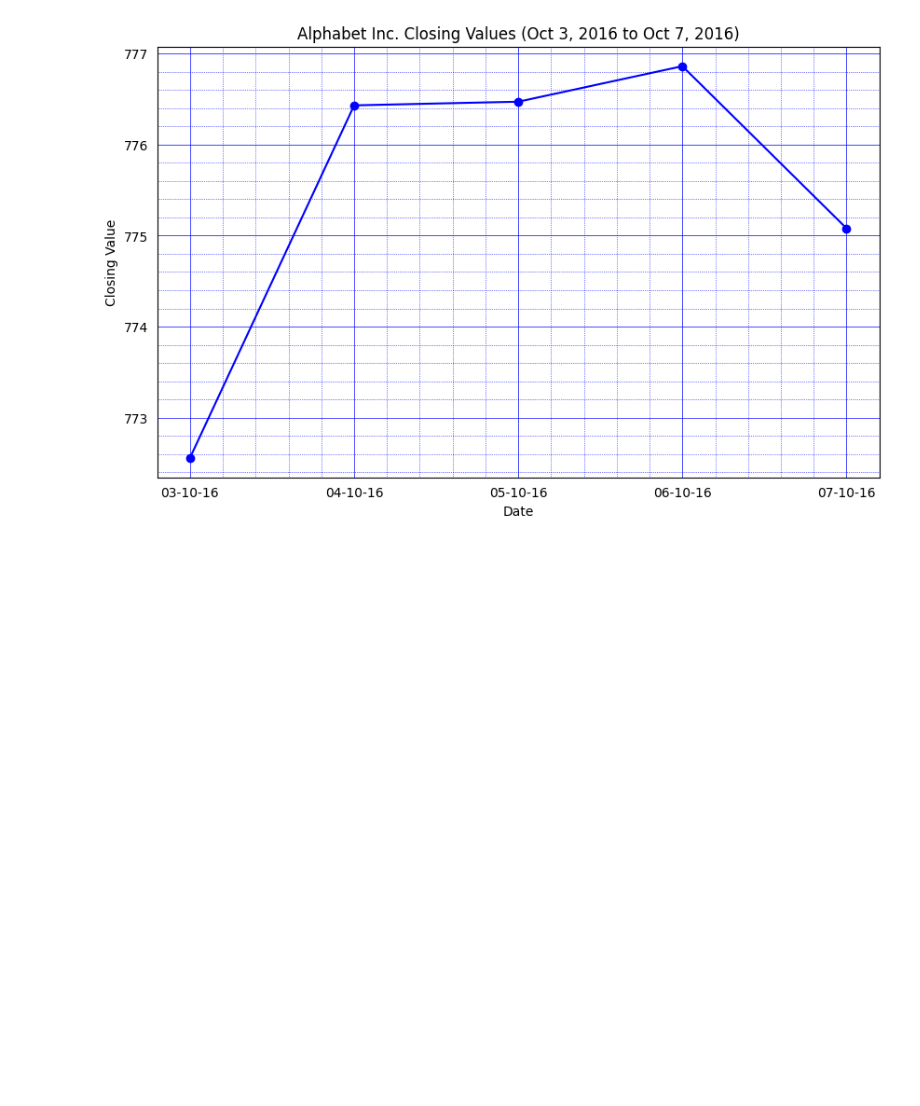
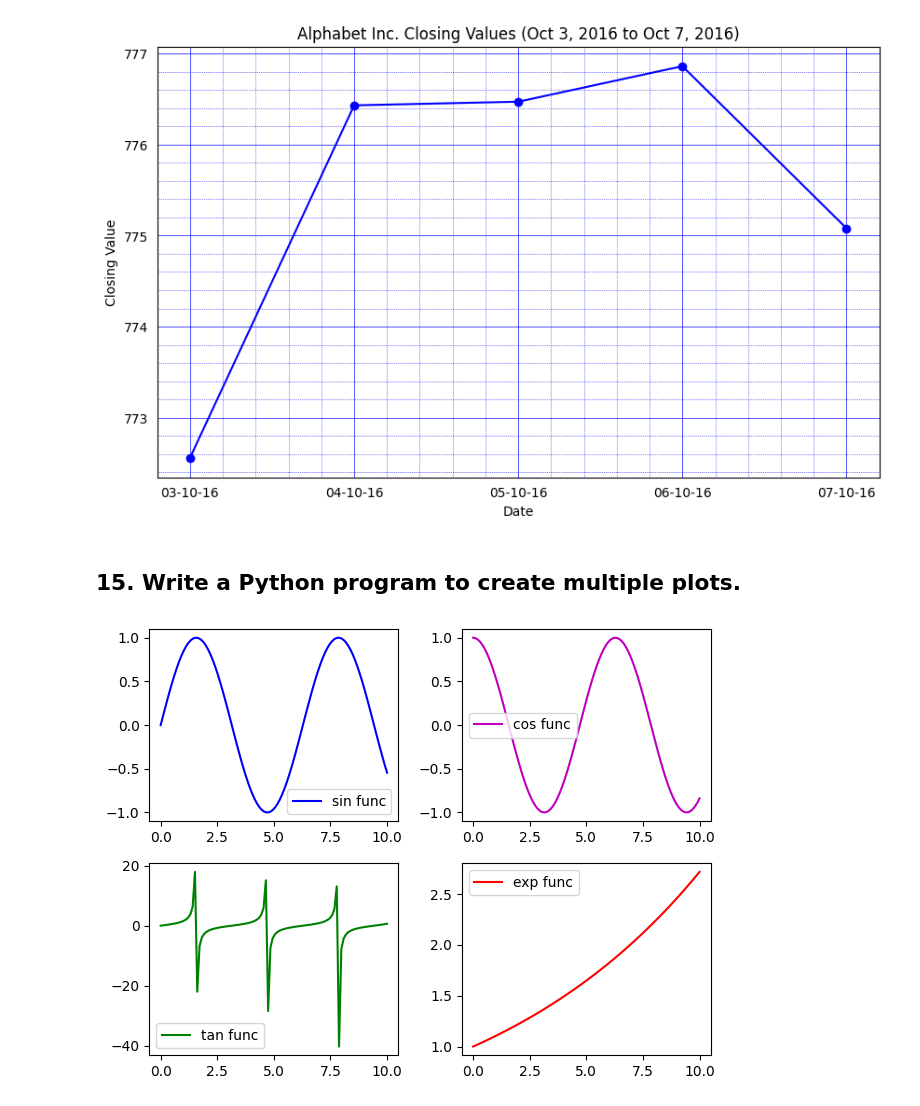
Before and after one commit to Prayag321/Python-libraries, a Jupyter notebook: matplotlib/matplotlib.ipynb, the cells around one changed output. Cells and saved outputs as stored; diff of their text form; code cells hidden in the pictures; blank space fills up the shorter version.

Commit message:
[PRAYAG] Add: Python program to create multiple plots.

```diff
--- a/matplotlib/matplotlib.ipynb
+++ b/matplotlib/matplotlib.ipynb
@@ -414,3 +414,37 @@ plt.ylabel('Closing Value')
 plt.show()
 # %% [output]
 [figure]
+# %% [markdown]
+## 15. Write a Python program to create multiple plots.
+# %%
+x = np.linspace(0, 10, 100)
+y1 = np.sin(x)
+y2 = np.cos(x)
+y3 = np.tan(x)
+y4 = np.exp(x / 10)
+
+plt.figure()
+plt.subplot(2,2,1)
+plt.plot(x,y1, color='b' ,label="sin func")
+plt.legend()
+
+
+plt.subplot(2,2,2)
+plt.plot(x,y2, color='m' ,label="cos func")
+plt.legend()
+
+
+plt.subplot(2,2,3)
+plt.plot(x,y3, color='g' ,label="tan func")
+plt.legend()
+
+
+plt.subplot(2,2,4)
+plt.plot(x,y4, color='r' ,label="exp func")
+plt.legend()
+
+plt.tight_layout()
+
+plt.show()
+# %% [output]
+[figure, added]
```
